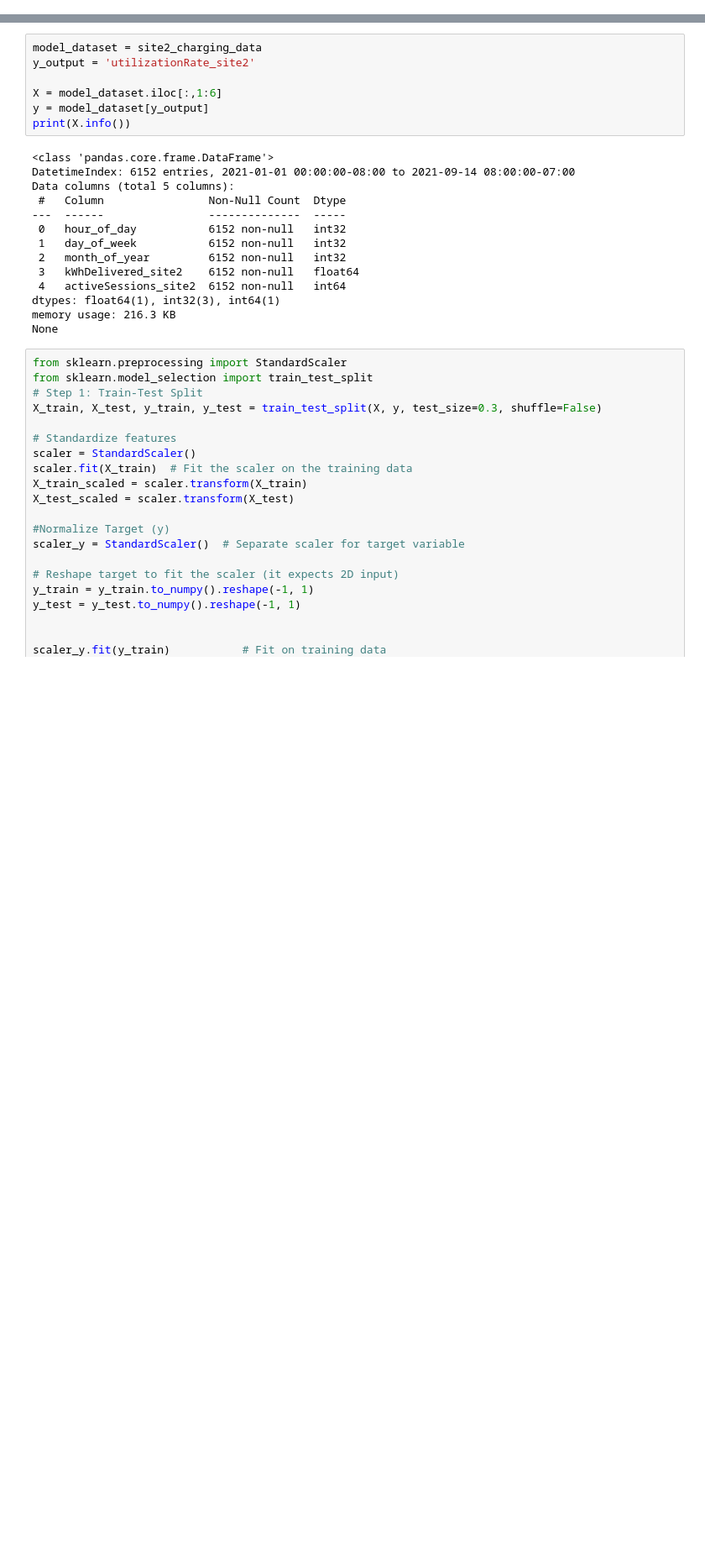
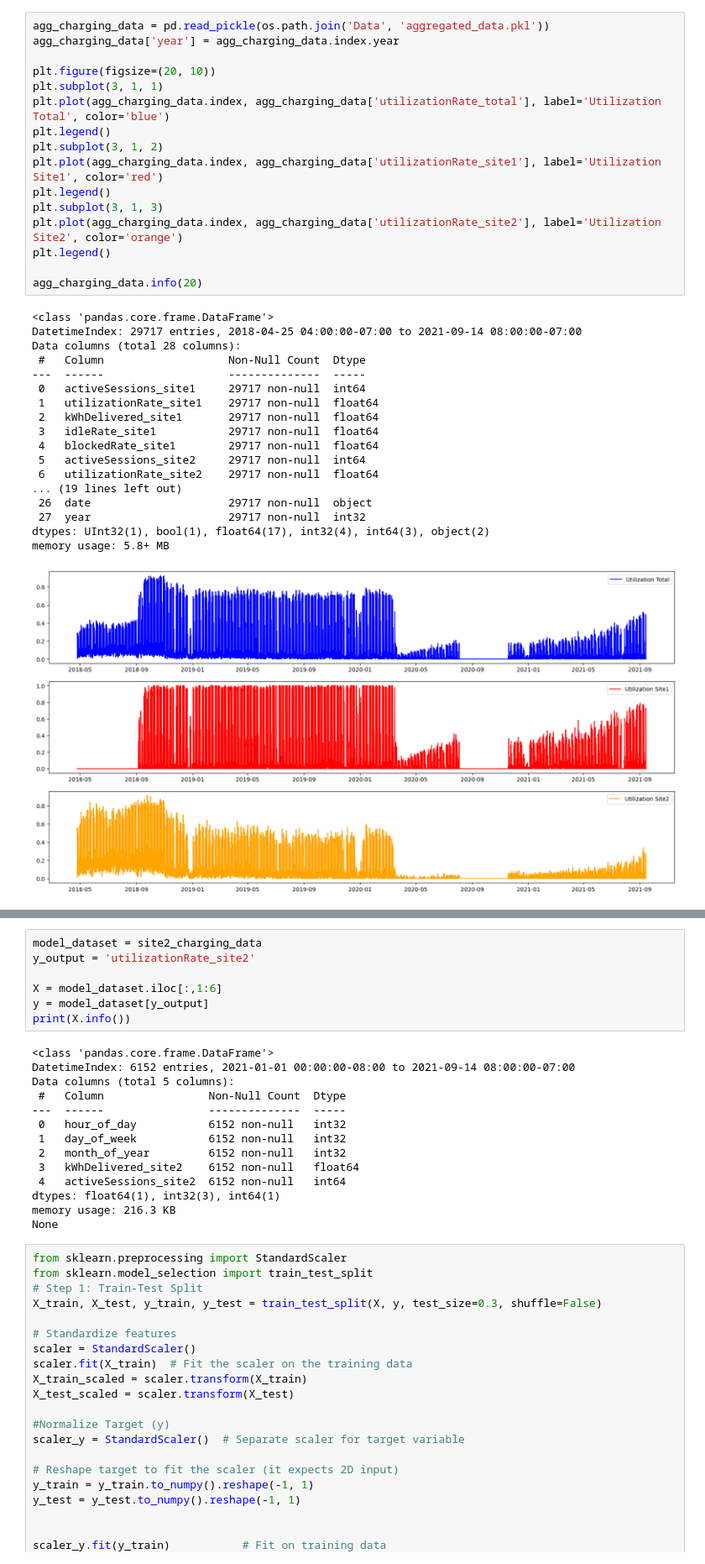
Before and after one commit to pmoll01/AA2024_Groupwork_DynamoData, a Jupyter notebook: Task4_final.ipynb, the cells around one changed output, grey strips where cells are left out. Shown: that part at 84% size. Saved outputs shown, nothing was run; the diff lists cells and outputs as text; blank space fills up the shorter version.

```diff
--- a/Task4_final.ipynb
+++ b/Task4_final.ipynb
@@ -25,0 +36,35 @@ from keras.regularizers import l2
+# %%
+agg_charging_data = pd.read_pickle(os.path.join('Data', 'aggregated_data.pkl'))
+agg_charging_data['year'] = agg_charging_data.index.year
+
+plt.figure(figsize=(20, 10))
+plt.subplot(3, 1, 1)
+plt.plot(agg_charging_data.index, agg_charging_data['utilizationRate_total'], label='Utilization Total', color='blue')
+plt.legend()
+plt.subplot(3, 1, 2)
+plt.plot(agg_charging_data.index, agg_charging_data['utilizationRate_site1'], label='Utilization Site1', color='red')
+plt.legend()
+plt.subplot(3, 1, 3)
+plt.plot(agg_charging_data.index, agg_charging_data['utilizationRate_site2'], label='Utilization Site2', color='orange')
+plt.legend()
+
+agg_charging_data.info(20)
+# %% [output]
+<class 'pandas.core.frame.DataFrame'>
+DatetimeIndex: 29717 entries, 2018-04-25 04:00:00-07:00 to 2021-09-14 08:00:00-07:00
+Data columns (total 28 columns):
+ #   Column                   Non-Null Count  Dtype
+---  ------                   --------------  -----
+ 0   activeSessions_site1     29717 non-null  int64
+ 1   utilizationRate_site1    29717 non-null  float64
+ 2   kWhDelivered_site1       29717 non-null  float64
+ 3   idleRate_site1           29717 non-null  float64
+ 4   blockedRate_site1        29717 non-null  float64
+ 5   activeSessions_site2     29717 non-null  int64
+ 6   utilizationRate_site2    29717 non-null  float64
+... (19 lines left out)
+ 26  date                     29717 non-null  object
+ 27  year                     29717 non-null  int32
+dtypes: UInt32(1), bool(1), float64(17), int32(4), int64(3), object(2)
+memory usage: 5.8+ MB
+[figure, added]
```
Also changed, not shown: parts of 21 cells of this notebook.
